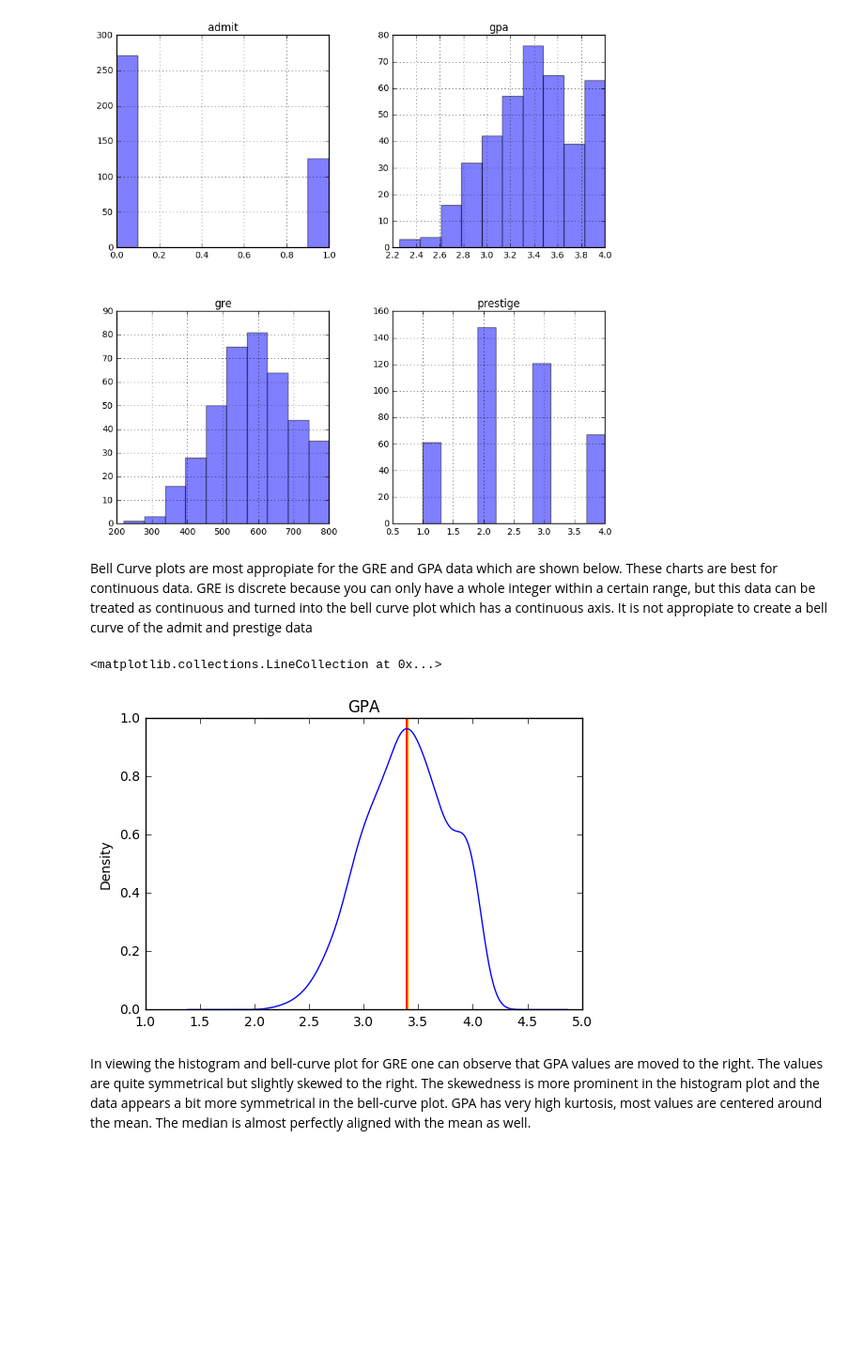
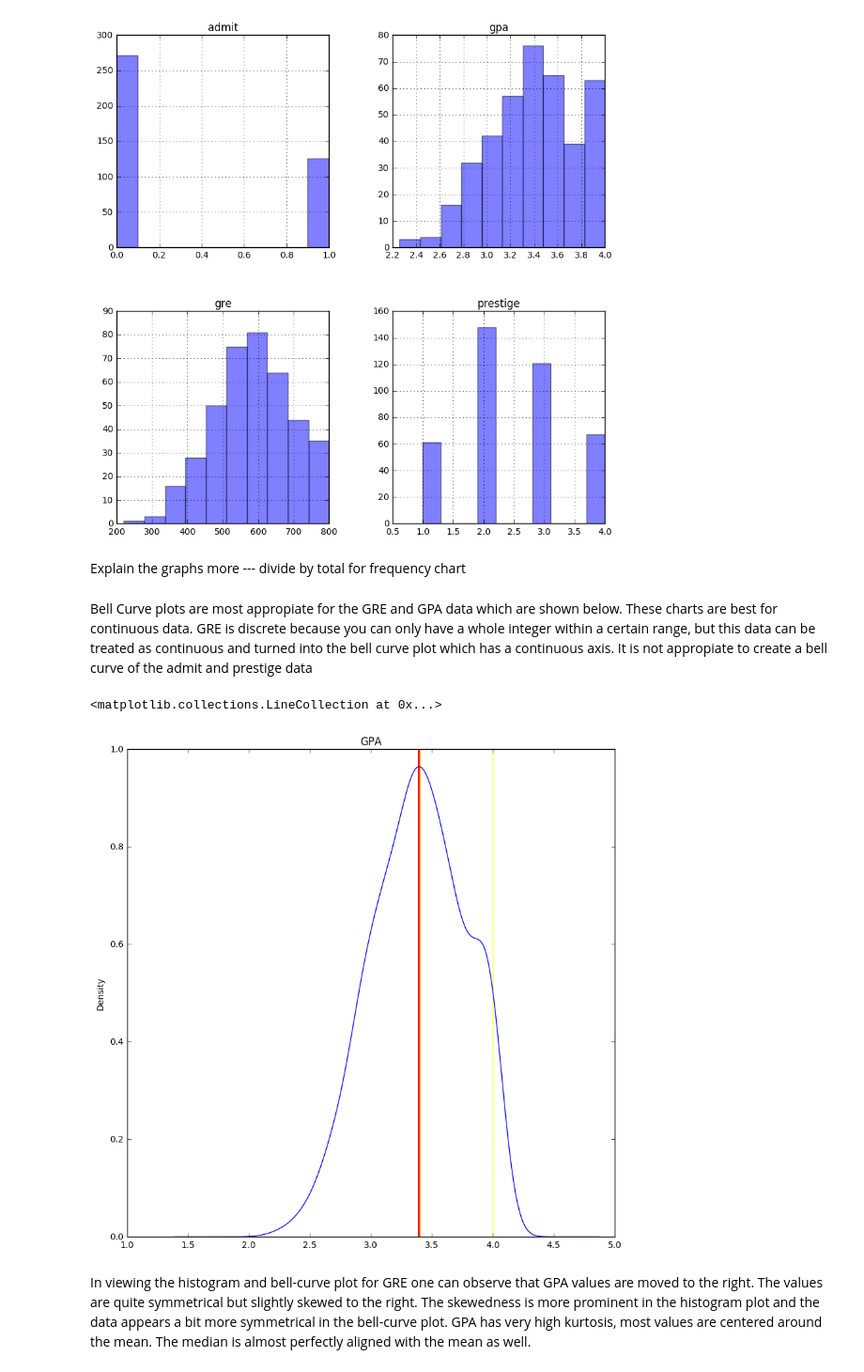
Before and after one commit to akell47/DataSciCourse, a Jupyter notebook: projects/unit-projects/project-1/starter-code/project1-starter.ipynb, the cells around one changed output. Shown at 94% size. Cells and saved outputs as stored; diff of their text form; code cells hidden in the pictures; blank space fills up the shorter version.

```diff
--- a/projects/unit-projects/project-1/starter-code/project1-starter.ipynb
+++ b/projects/unit-projects/project-1/starter-code/project1-starter.ipynb
@@ -259,17 +322,20 @@ array([[<matplotlib.axes._subplots.AxesSubplot object at 0x...>,
         <matplotlib.axes._subplots.AxesSubplot object at 0x...>]], dtype=object)
 <matplotlib.figure.Figure at 0x...>
 [figure]
+# %% [markdown]
+Explain the graphs more --- divide by total for frequency chart
 # %% [markdown]
 Bell Curve plots are most appropiate for the GRE and GPA data which are shown below. These charts are best for continuous data.  GRE is discrete because you can only have a whole integer within a certain range, but this data can be treated as continuous and turned into the bell curve plot which has a continuous axis.  It is not appropiate to create a bell curve of the admit and prestige data
 # %%
 plt.figure()
-df3.gpa.plot.kde(title = 'GPA')
+df3.gpa.plot.kde(title = 'GPA', figsize = (10,10))
 
 plt.vlines(df3.gpa.mean(), ymin = 0, ymax = 1, linewidth = 2.0, color = 'red')
 plt.vlines(df3.gpa.median(), ymin = 0, ymax = 1, linewidth = 1.0, color = 'orange')
+plt.vlines(df3.gpa.mode(), ymin = 0, ymax = 1, linewidth = 1.0, color = 'yellow')
 # %% [output]
 <matplotlib.collections.LineCollection at 0x...>
-[figure, old version]
+[figure, new version]
 # %% [markdown]
 In viewing the histogram and bell-curve plot for GRE one can observe that GPA values are moved to the right. The values are quite symmetrical but slightly skewed to the right. The skewedness is more prominent in the histogram plot and the data appears a bit more symmetrical in the bell-curve plot. GPA has very high kurtosis, most values are centered around the mean. The median is almost perfectly aligned with the mean as well.
 # %%
```
Also changed, not shown: parts of 22 cells of this notebook.
